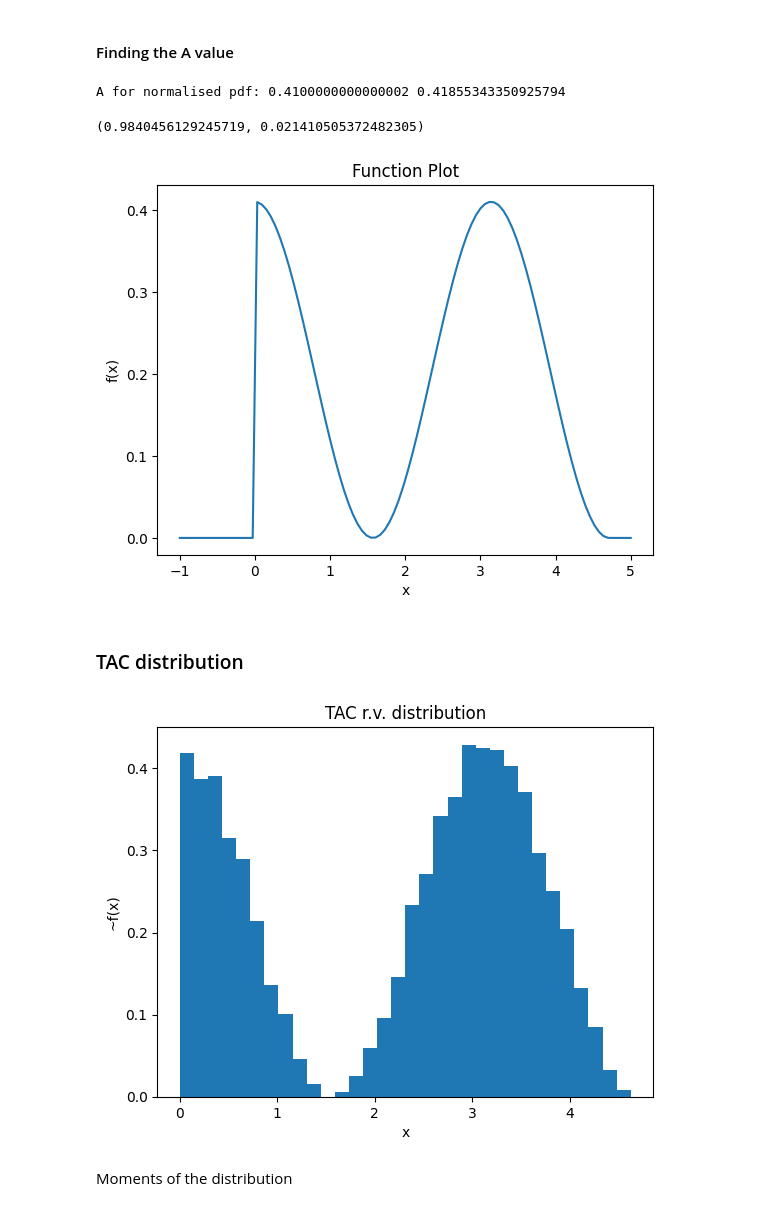
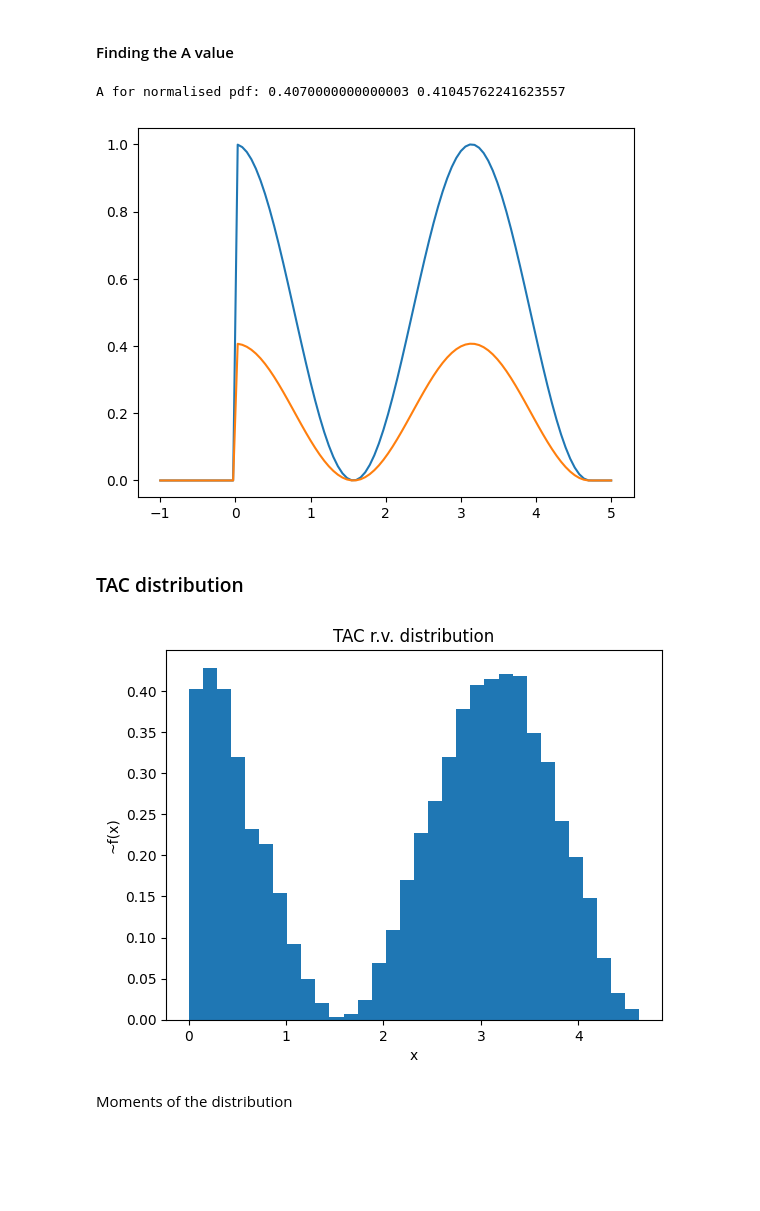
Before and after one commit to Yehan-Edirisinghe/Labo_cal, a Jupyter notebook: temi_esame/2024-01-22/esame.ipynb, the cells around one changed output. Cells and saved outputs as stored; diff of their text form; code cells hidden in the pictures; blank space fills up the shorter version.

```diff
--- a/temi_esame/2024-01-22/esame.ipynb
+++ b/temi_esame/2024-01-22/esame.ipynb
@@ -41,7 +37,7 @@ print(1/Hit_or_miss(f,xmin,xmax,1,N=1000,A=1)[0])
 # %% [markdown]
 <h4>Finding the A value
 # %%
-def find_A(ymax=1,prec=.01):
+def find_A(ymax=1,prec=.001):
     '''returns A value and area(A)'''
 
     area = 0
@@ -64,26 +50,22 @@ def find_A2(prec=.001):
 # %%
 A_0 = find_A(ymax=1)[0]
-A_1 = find_A2()[0]
+
 A_2 = 1/Hit_or_miss(f,xmin,xmax,1,N=1000,A=1)[0]
+
 print("A for normalised pdf:",A_0,A_2)
 # %% [output]
-A for normalised pdf: 0.4100000000000002 0.41855343350925794
+A for normalised pdf: 0.4070000000000003 0.41045762241623557
-# %%
-area = Montecarlo(f,xmin,xmax,N=1000,A=A_0)
-print(area)
-# %% [output]
-(0.9840456129245719, 0.021410505372482305)
 # %%
 x = np.linspace(-1,5,100)
-y = [f(i,A_0) for i in x]
+y = [f(i,1) for i in x]
+y2 = [f(i,A_0) for i in x]
+
 
 plt.plot(x,y)
-plt.title("Function Plot")
-plt.xlabel("x")
-plt.ylabel("f(x)")
+plt.plot(x,y2)
 plt.show()
 # %% [output]
-[figure, old version]
+[figure, new version]
 # %% [markdown]
 <h3>TAC distribution
 # %%
@@ -95,7 +77,7 @@ plt.xlabel("x")
 plt.ylabel("~f(x)")
 plt.show()
 # %% [output]
-[figure, old version]
+[figure, new version]
 # %% [markdown]
 Moments of the distribution
 # %%
```
Also changed, not shown: parts of 4 cells of this notebook.
